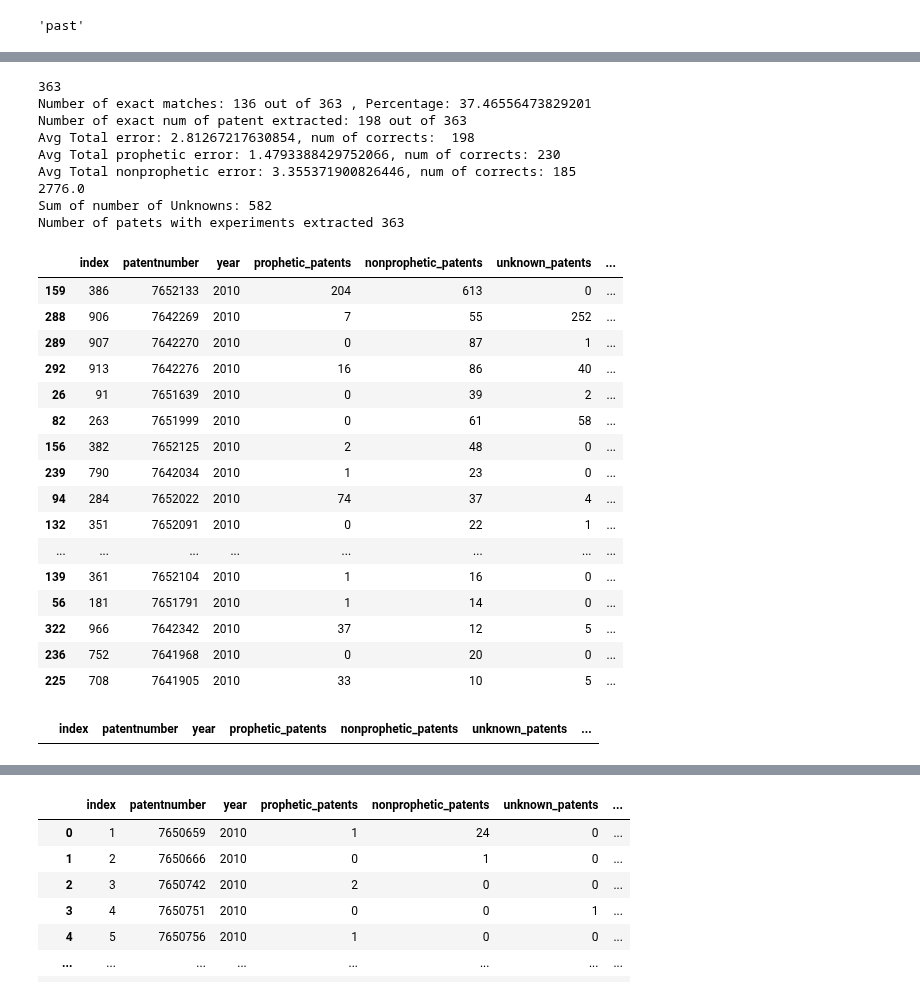
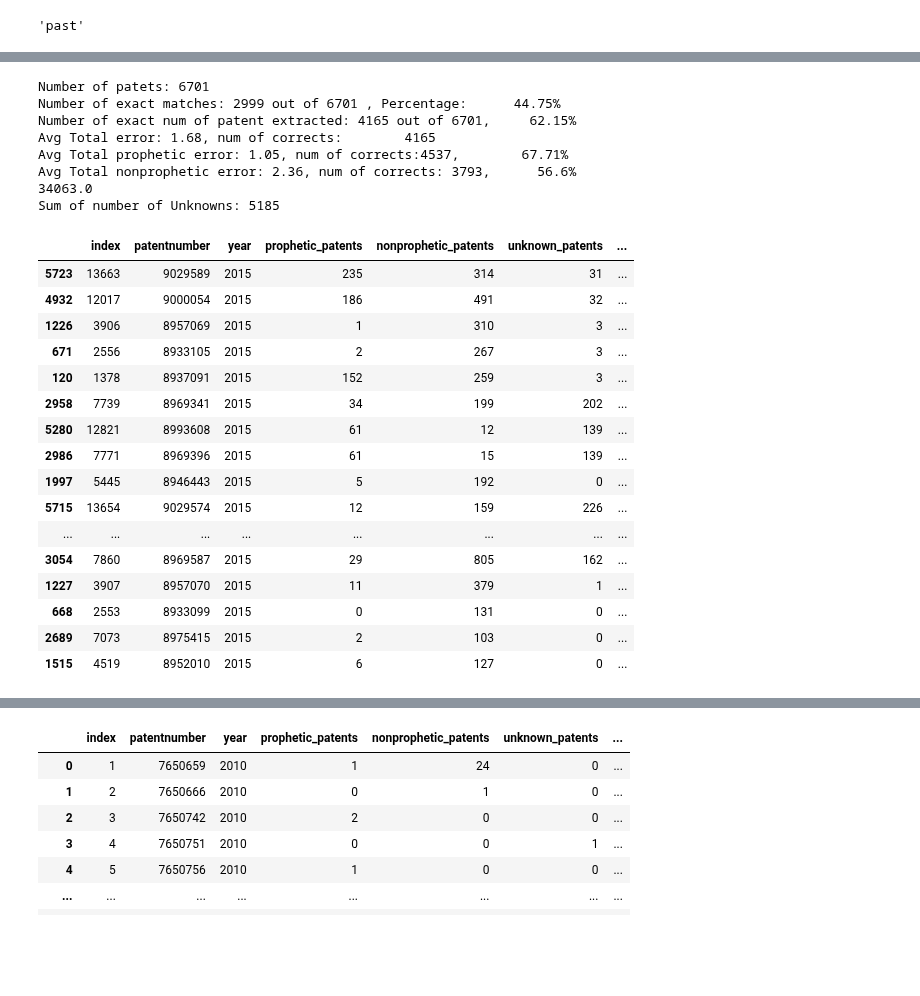
Before and after one commit to AmirMohammadiKarbalaei/prophetic_patents, a Jupyter notebook: notebooks/freilich_test_set.ipynb, the cells around one changed output, grey strips where cells are left out. Drawn from its saved outputs; the diff is of its cells as text; code cells hidden in the pictures; blank space fills up the shorter version.

```diff
--- a/notebooks/freilich_test_set.ipynb
+++ b/notebooks/freilich_test_set.ipynb
@@ -229,8 +237,9 @@ analyze_sentence_tense("".join((examples[25]["content"])))
 # df = read_xlsb_file()
 
 # df[df.issueyear == 2012].to_csv("freilichdataet_2012.csv")
-df2 = pd.read_csv("freilichdataet_2010.csv")
+df2 = pd.read_csv("freilichdataet_2015.csv")
 df2["patentnumber"] = df2["patentnumber"].astype(str).transform(lambda x: x.replace(".0", ""))
 df2["patentnumber"] = df2["patentnumber"].apply(remove_leadiong_zeros)
+print(f"Number of patents:{len(df2)}")
 df2.head()
 # %% [output]
@@ -257,8 +278,9 @@ def test_algorithm(year):
     df_year = df2[df2.issueyear == year][["patentnumber","prophetic","nonprophetic","issueyear"]]
     df_year["patentnumber"] = df_year["patentnumber"].astype(str).transform(lambda x: x.replace(".0", ""))
 
+
     merged = stats_df.merge(df_year, on="patentnumber")
-    print(len(merged))
+    print(f"Number of patets: {len(merged)}")
     # final = dic_to_dic_w_tense_test(doc_w_exp,threshold=0)
     # df_final = pd.DataFrame(final).T.reset_index()
     df_final = merged
@@ -272,67 +294,66 @@ def test_algorithm(year):
     df_check["nonprophetic_error"] = np.sqrt((df_check["nonprophetic"] - df_check["nonprophetic_patents"])**2)
     df_check["Total_Mean_error"] = np.sqrt((df_check["Total_Freilich"] - df_check["Total_Extracted"])**2)
     df_check["Sum_error"] = df_check["prophetic_error"] + df_check["nonprophetic_error"] + df_check["Total_Mean_error"]
-    print(f"Number of exact matches: {len(df_check[(df_check.prophetic_error ==0) & (df_check.nonprophetic_error ==0) & (df_check.Total_Mean_error ==0)])} out of {len(df_check)} , Percentage: {len(df_check[(df_check.prophetic_error ==0) & (df_check.nonprophetic_error ==0) & (df_check.Total_Mean_error ==0)])/len(df_check)*100}")
-    print(f"Number of exact num of patent extracted: {len(df_check[(df_check.Total_Extracted == df_check.Total_Freilich)])} out of {len(df_check)}")
-    print(f"Avg Total error: {df_check['Total_Mean_error'].mean()}, num of corrects:  {df_check[df_check['Total_Mean_error'] == 0].shape[0]}")
-    print(f"Avg Total prophetic error: {df_check['prophetic_error'].mean()}, num of corrects: {df_check[df_check['prophetic_error'] == 0].shape[0]}")
-    print(f"Avg Total nonprophetic error: {df_check['nonprophetic_error'].mean()}, num of corrects: {df_check[df_check['nonprophetic_error'] == 0].shape[0]}")
+    same_as_janet = df_check[(df_check.prophetic_error ==0) & (df_check.nonprophetic_error ==0) & (df_check.Total_Mean_error ==0)]
+    same_total_as_janet = df_check[(df_check.Total_Extracted == df_check.Total_Freilich)]
+    same_proph_as_janet = df_check[df_check['prophetic_error'] == 0].shape[0]
+    same_nonproph_as_janet = df_check[df_check['nonprophetic_error'] == 0].shape[0]
+
+    print(f"Number of exact matches: {len(same_as_janet)} out of {len(df_check)} , Percentage:      {round((len(same_as_janet)/len(df_check))*100,2)}%")
+    print(f"Number of exact num of patent extracted: {len(same_total_as_janet)} out of {len(df_check)},     {round((len(same_total_as_janet)/len(df_check)) *100, 2)}%")
+    print(f"Avg Total error: {round(df_check['Total_Mean_error'].mean(),2)}, num of corrects:        {df_check[df_check['Total_Mean_error'] == 0].shape[0]}")
+    print(f"Avg Total prophetic error: {round(df_check['prophetic_error'].mean(),2)}, num of corrects:{df_check[df_check['prophetic_error'] == 0].shape[0]},        {round((same_proph_as_janet/len(df_check))*100,2)}%")
+    print(f"Avg Total nonprophetic error: {round(df_check['nonprophetic_error'].mean(),2)}, num of corrects: {df_check[df_check['nonprophetic_error'] == 0].shape[0]},      {round((same_nonproph_as_janet/len(df_check))*100,2)}%")
     print(f"{df_check['Sum_error'].sum()}")
     print(f"Sum of number of Unknowns: {df_check['unknown_patents'].sum()}")
-    print(f"Number of patets with experiments extracted {len(df_check)}")
     return df_check
-df_check = test_algorithm(2010)
+df_check = test_algorithm(2015)
 df_check.sort_values("Sum_error",ascending=False).head(20)
 # 2011
 # 943
 # Number of exact matches: 628 out of 943 , Percentage: 66.59597030752916
 # Number of exact num of patent extracted: 796 out of 943
 # Avg Total error: 1.6246023329798516, num of corrects:  796
 # Avg Total prophetic error: 1.1018027571580065, num of corrects: 721
 # Avg Total nonprophetic error: 2.482502651113468, num of corrects: 631
 # 4912.0
 # Sum of number of Unknowns: 1065
 # Number of patets with experiments extracted 943
 
 
 # 2015
 # 996
 # Number of exact matches: 636 out of 996 , Percentage: 63.85542168674698
 # Number of exact num of patent extracted: 828 out of 996
 # Avg Total error: 0.7710843373493976, num of corrects:  828
 # Avg Total prophetic error: 1.3744979919678715, num of corrects: 736
 # Avg Total nonprophetic error: 2.0973895582329316, num of corrects: 642
 # 4226.0
 # Sum of number of Unknowns: 461
 # Number of patets with experiments extracted 996
 # %% [output]
-363
-Number of exact matches: 136 out of 363 , Percentage: 37.46556473829201
-Number of exact num of patent extracted: 198 out of 363
-Avg Total error: 2.81267217630854, num of corrects:  198
-Avg Total prophetic error: 1.4793388429752066, num of corrects: 230
-Avg Total nonprophetic error: 3.355371900826446, num of corrects: 185
-2776.0
-Sum of number of Unknowns: 582
-Number of patets with experiments extracted 363
+Number of patets: 6701
+Number of exact matches: 2999 out of 6701 , Percentage:      44.75%
+Number of exact num of patent extracted: 4165 out of 6701,     62.15%
+Avg Total error: 1.68, num of corrects:        4165
+Avg Total prophetic error: 1.05, num of corrects:4537,        67.71%
+Avg Total nonprophetic error: 2.36, num of corrects: 3793,      56.6%
+34063.0
+Sum of number of Unknowns: 5185
 |  | index | patentnumber | year | prophetic_patents | nonprophetic_patents | unknown_patents | ... |
-| 159 | 386 | 7652133 | 2010 | 204 | 613 | 0 | ... |
-| 288 | 906 | 7642269 | 2010 | 7 | 55 | 252 | ... |
-| 289 | 907 | 7642270 | 2010 | 0 | 87 | 1 | ... |
-| 292 | 913 | 7642276 | 2010 | 16 | 86 | 40 | ... |
-| 26 | 91 | 7651639 | 2010 | 0 | 39 | 2 | ... |
-| 82 | 263 | 7651999 | 2010 | 0 | 61 | 58 | ... |
-| 156 | 382 | 7652125 | 2010 | 2 | 48 | 0 | ... |
-| 239 | 790 | 7642034 | 2010 | 1 | 23 | 0 | ... |
-| 94 | 284 | 7652022 | 2010 | 74 | 37 | 4 | ... |
-| 132 | 351 | 7652091 | 2010 | 0 | 22 | 1 | ... |
+| 5723 | 13663 | 9029589 | 2015 | 235 | 314 | 31 | ... |
+| 4932 | 12017 | 9000054 | 2015 | 186 | 491 | 32 | ... |
+| 1226 | 3906 | 8957069 | 2015 | 1 | 310 | 3 | ... |
+| 671 | 2556 | 8933105 | 2015 | 2 | 267 | 3 | ... |
+| 120 | 1378 | 8937091 | 2015 | 152 | 259 | 3 | ... |
+| 2958 | 7739 | 8969341 | 2015 | 34 | 199 | 202 | ... |
+| 5280 | 12821 | 8993608 | 2015 | 61 | 12 | 139 | ... |
+| 2986 | 7771 | 8969396 | 2015 | 61 | 15 | 139 | ... |
+| 1997 | 5445 | 8946443 | 2015 | 5 | 192 | 0 | ... |
+| 5715 | 13654 | 9029574 | 2015 | 12 | 159 | 226 | ... |
 | ... | ... | ... | ... | ... | ... | ... | ... |
-| 139 | 361 | 7652104 | 2010 | 1 | 16 | 0 | ... |
-| 56 | 181 | 7651791 | 2010 | 1 | 14 | 0 | ... |
-| 322 | 966 | 7642342 | 2010 | 37 | 12 | 5 | ... |
-| 236 | 752 | 7641968 | 2010 | 0 | 20 | 0 | ... |
-| 225 | 708 | 7641905 | 2010 | 33 | 10 | 5 | ... |
+| 3054 | 7860 | 8969587 | 2015 | 29 | 805 | 162 | ... |
+| 1227 | 3907 | 8957070 | 2015 | 11 | 379 | 1 | ... |
+| 668 | 2553 | 8933099 | 2015 | 0 | 131 | 0 | ... |
+| 2689 | 7073 | 8975415 | 2015 | 2 | 103 | 0 | ... |
+| 1515 | 4519 | 8952010 | 2015 | 6 | 127 | 0 | ... |
-# %%
-df_check[(df_check.Total_Extracted<df_check.Total_Freilich)]
-# %% [output]
-|  | index | patentnumber | year | prophetic_patents | nonprophetic_patents | unknown_patents | ... |
```
Also changed, not shown: parts of 5 cells of this notebook, 5 other files.
